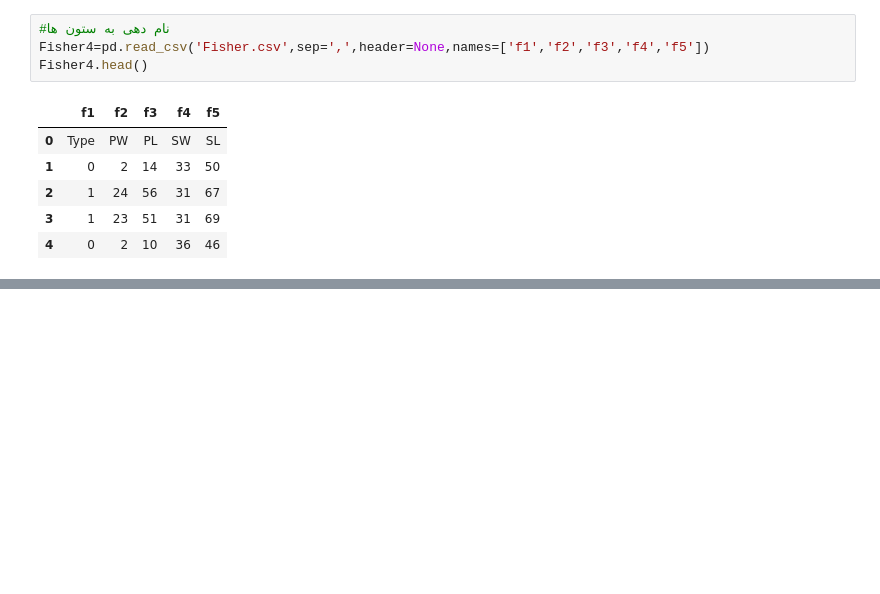
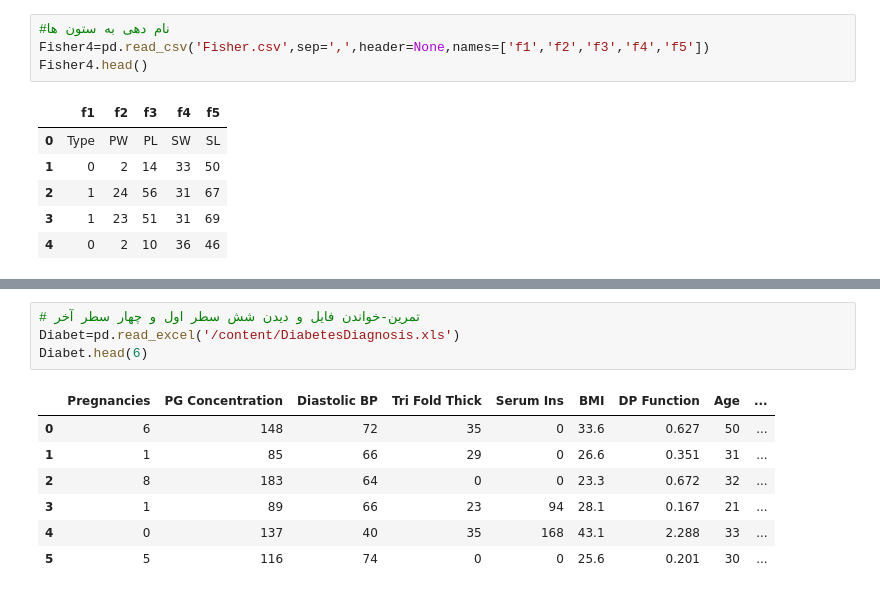
Before and after one commit to NasimShokrgozar/FirstSc, a Jupyter notebook: Session3_Basic.ipynb, the cells around one changed output, grey strips where cells are left out. Cells and saved outputs as stored; diff of their text form; blank space fills up the shorter version.

```diff
--- a/Session3_Basic.ipynb
+++ b/Session3_Basic.ipynb
@@ -329,0 +353,12 @@ Fisher4.head()
+# %%
+# تمرین-خواندن فایل و دیدن شش سطر اول و چهار سطر آخر
+Diabet=pd.read_excel('/content/DiabetesDiagnosis.xls')
+Diabet.head(6)
+# %% [output]
+|  | Pregnancies | PG Concentration | Diastolic BP | Tri Fold Thick | Serum Ins | BMI | DP Function | Age | ... |
+| 0 | 6 | 148 | 72 | 35 | 0 | 33.6 | 0.627 | 50 | ... |
+| 1 | 1 | 85 | 66 | 29 | 0 | 26.6 | 0.351 | 31 | ... |
+| 2 | 8 | 183 | 64 | 0 | 0 | 23.3 | 0.672 | 32 | ... |
+| 3 | 1 | 89 | 66 | 23 | 94 | 28.1 | 0.167 | 21 | ... |
+| 4 | 0 | 137 | 40 | 35 | 168 | 43.1 | 2.288 | 33 | ... |
+| 5 | 5 | 116 | 74 | 0 | 0 | 25.6 | 0.201 | 30 | ... |
```
Also changed, not shown: parts of 3 cells of this notebook.
